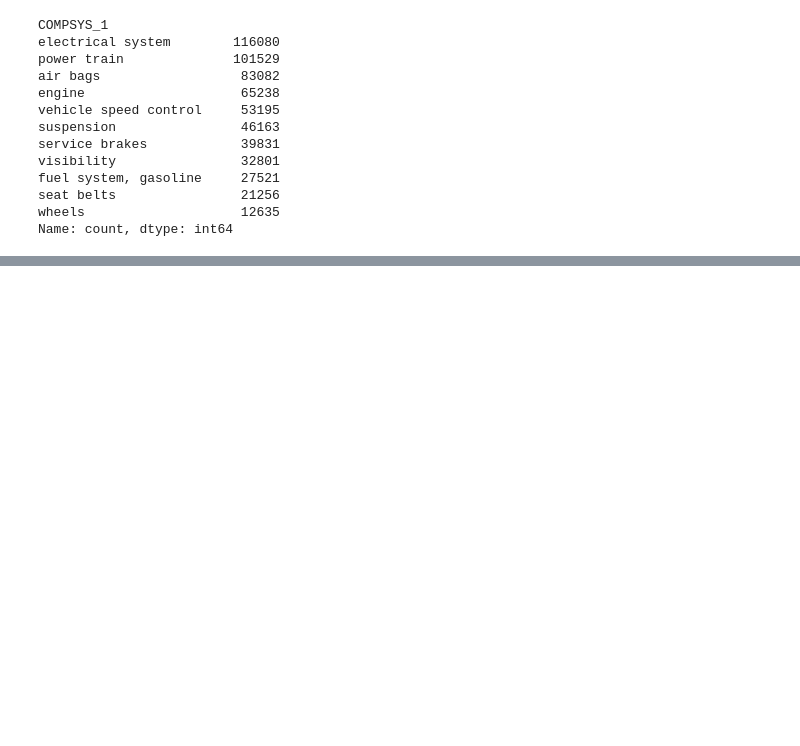
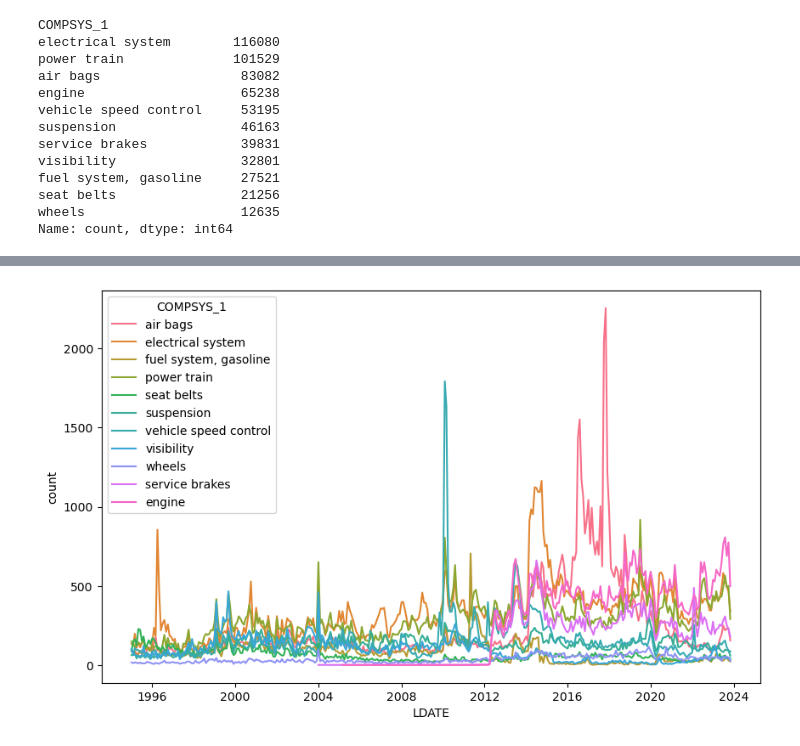
Before and after one commit to prithvidasgupta/si671, a Jupyter notebook: pm_parts_nb.ipynb, the cells around one changed output, grey strips where cells are left out. Saved outputs shown, nothing was run; the diff lists cells and outputs as text; code cells hidden in the pictures; blank space fills up the shorter version.

Commit message:
Plot component complaints by month

```diff
--- a/pm_parts_nb.ipynb
+++ b/pm_parts_nb.ipynb
@@ -687,0 +707,8 @@ cmpl_compsys.to_csv("./output/cmpl_select_compsys_summary.csv")
+# %%
+cmpl_select_parts.loc[:, "LDATE"] = pd.to_datetime(cmpl_select_parts["LDATE"])
+# %%
+monthly_counts = cmpl_select_parts.groupby([cmpl_select_parts["LDATE"].dt.to_period("M"), "COMPSYS_1"]).size().reset_index(name="count")
+# %%
+monthly_counts.sort_values(by="LDATE", inplace=True)
+print(len(monthly_counts))
+monthly_counts.sample(5)
@@ -687,0 +730,3 @@ cmpl_compsys.to_csv("./output/cmpl_select_compsys_summary.csv")
+# %%
+monthly_counts["LDATE"] = monthly_counts["LDATE"].astype(str)
+monthly_counts["LDATE"] = pd.to_datetime(monthly_counts["LDATE"])
@@ -687,0 +765,6 @@ cmpl_compsys.to_csv("./output/cmpl_select_compsys_summary.csv")
+# %%
+plt.figure(figsize=(10, 6))
+sns.lineplot(x='LDATE', y='count', data=monthly_counts, hue="COMPSYS_1")
+plt.show()
+# %% [output]
+[figure, added]
```
Also changed, not shown: parts of 15 cells of this notebook.
